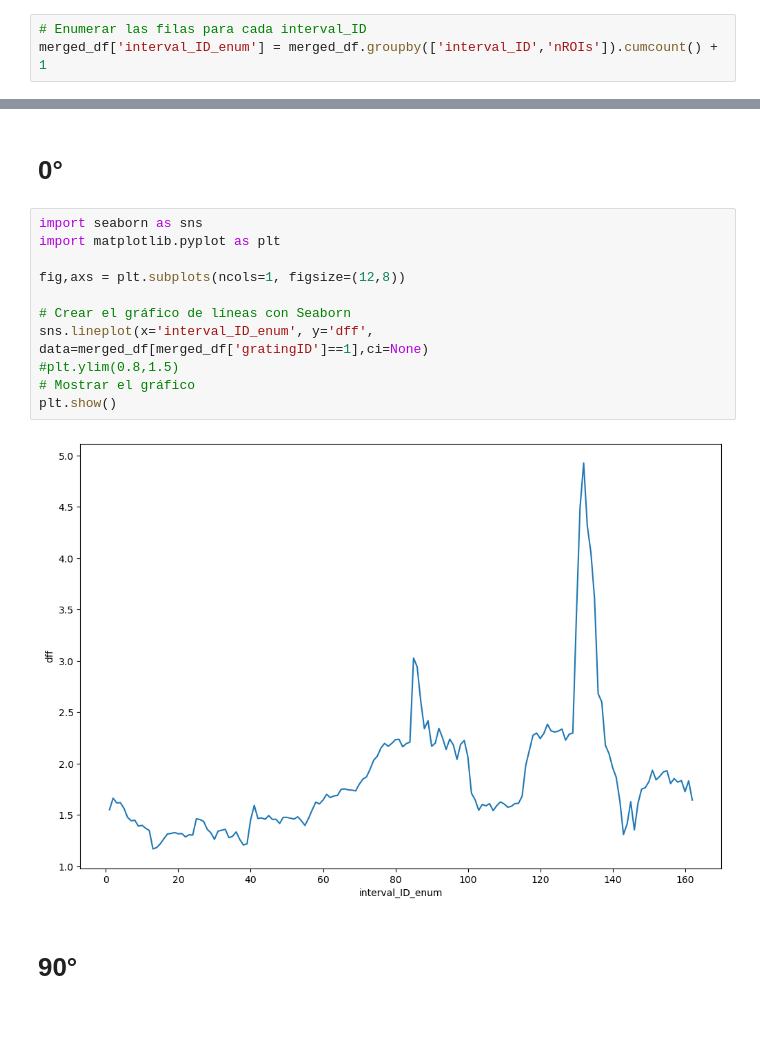
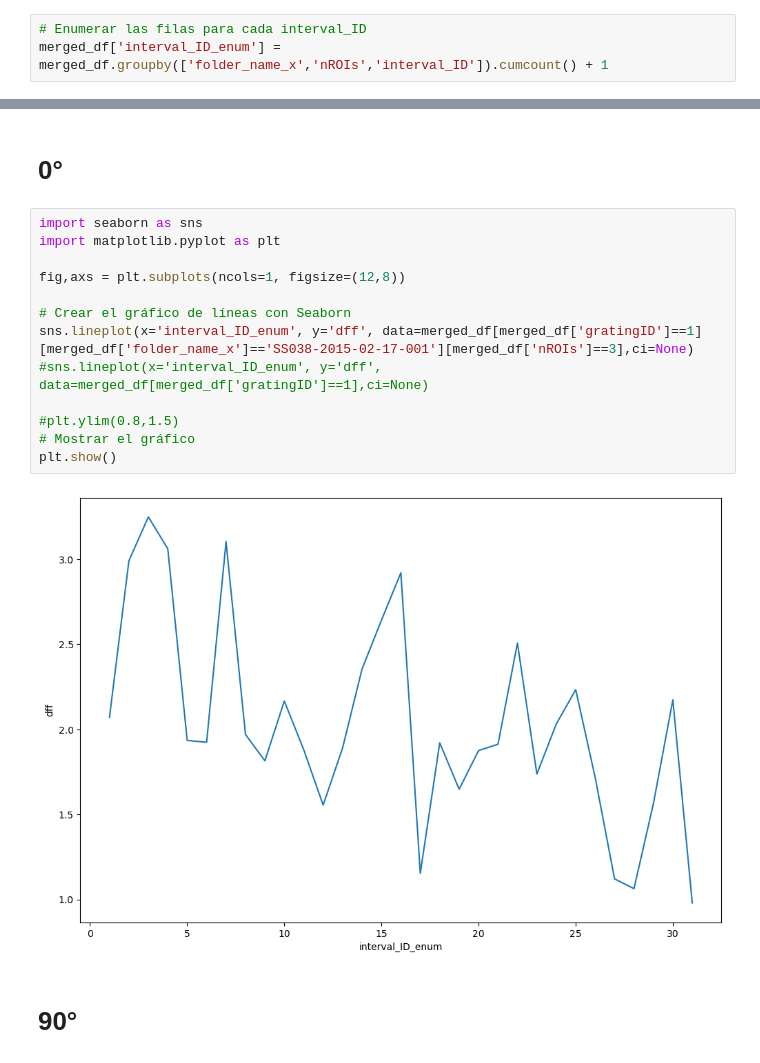
Before and after one commit to FelipeMartin9999/The_neural_encoding_of_visual_stimuli_during_different_behavioural_states, a Jupyter notebook: load_data.ipynb, the cells around one changed output, grey strips where cells are left out. Drawn from its saved outputs; the diff is of its cells as text; blank space fills up the shorter version.

```diff
--- a/load_data.ipynb
+++ b/load_data.ipynb
@@ -821,4 +820,4 @@ merged_df
 # %%
 # Enumerar las filas para cada interval_ID
-merged_df['interval_ID_enum'] = merged_df.groupby(['interval_ID','nROIs']).cumcount() + 1
+merged_df['interval_ID_enum'] = merged_df.groupby(['folder_name_x','nROIs','interval_ID']).cumcount() + 1
 # %%
@@ -893,16 +893,18 @@ KeyboardInterrupt:
 # %%
 import seaborn as sns
 import matplotlib.pyplot as plt
 
 fig,axs = plt.subplots(ncols=1, figsize=(12,8))
 
 # Crear el gráfico de líneas con Seaborn
-sns.lineplot(x='interval_ID_enum', y='dff', data=merged_df[merged_df['gratingID']==1],ci=None)
+sns.lineplot(x='interval_ID_enum', y='dff', data=merged_df[merged_df['gratingID']==1][merged_df['folder_name_x']=='SS038-2015-02-17-001'][merged_df['nROIs']==3],ci=None)
+#sns.lineplot(x='interval_ID_enum', y='dff', data=merged_df[merged_df['gratingID']==1],ci=None)
+
 #plt.ylim(0.8,1.5)
 # Mostrar el gráfico
 plt.show()
 # %% [output]
-[figure, old version]
+[figure, new version]
 # %% [markdown]
 # 90°
 # %%
```
Also changed, not shown: parts of 13 cells of this notebook.
